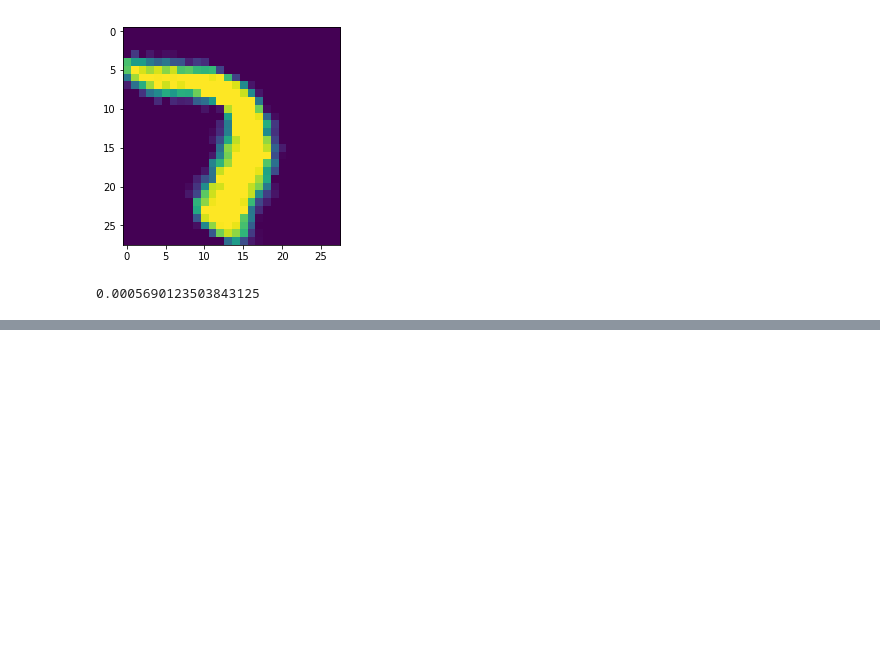
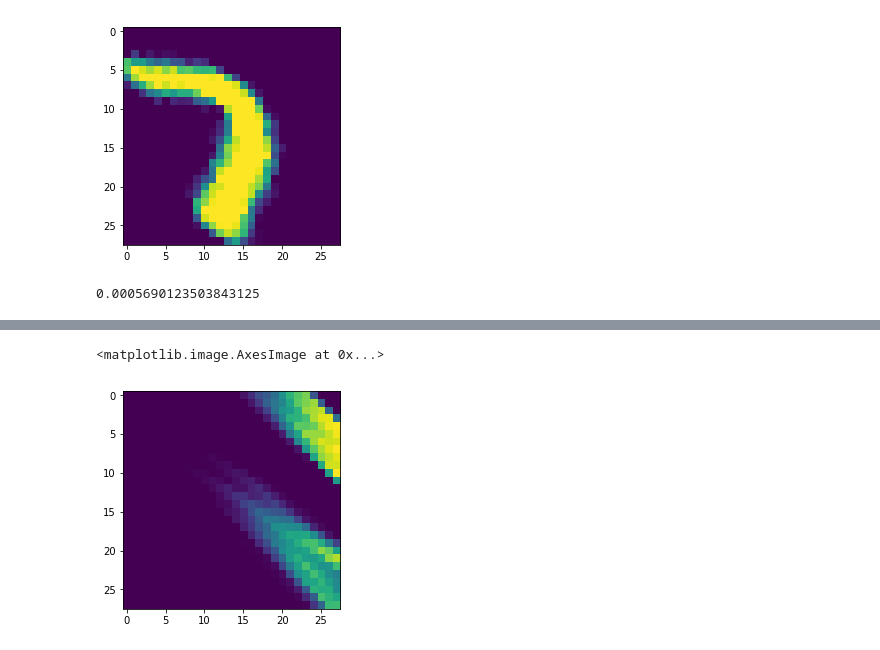
Before and after one commit to gudwls909/transform-rl-tf, a Jupyter notebook: affine_transform_example.ipynb, the cells around one changed output, grey strips where cells are left out. Cells and saved outputs as stored; diff of their text form; code cells hidden in the pictures; blank space fills up the shorter version.

```diff
--- a/affine_transform_example.ipynb
+++ b/affine_transform_example.ipynb
@@ -119,0 +138,5 @@ print(unc_after)
+# %%
+plt.imshow(transformed)
+# %% [output]
+<matplotlib.image.AxesImage at 0x...>
+[figure, added]
```
Also changed, not shown: parts of 8 cells of this notebook.
